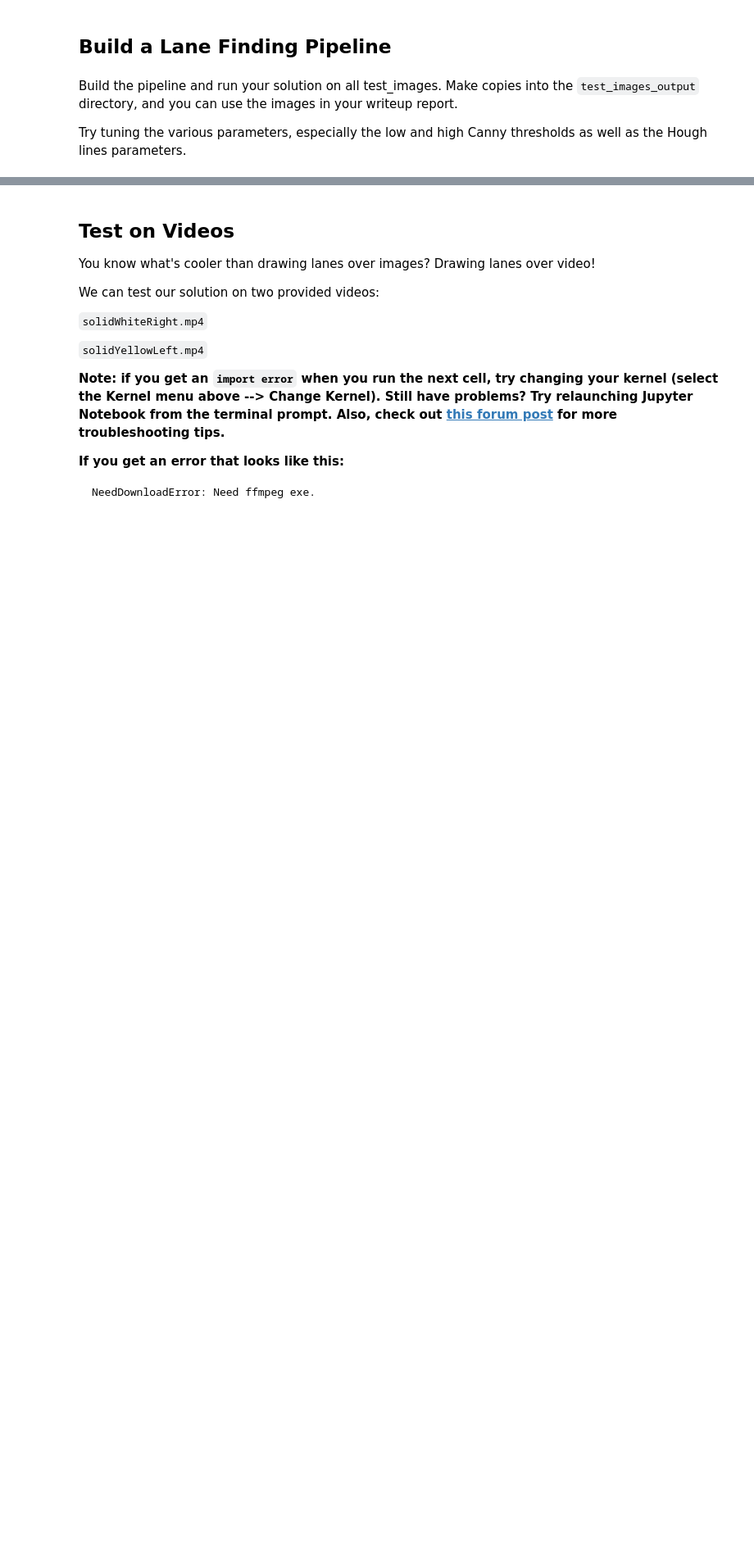
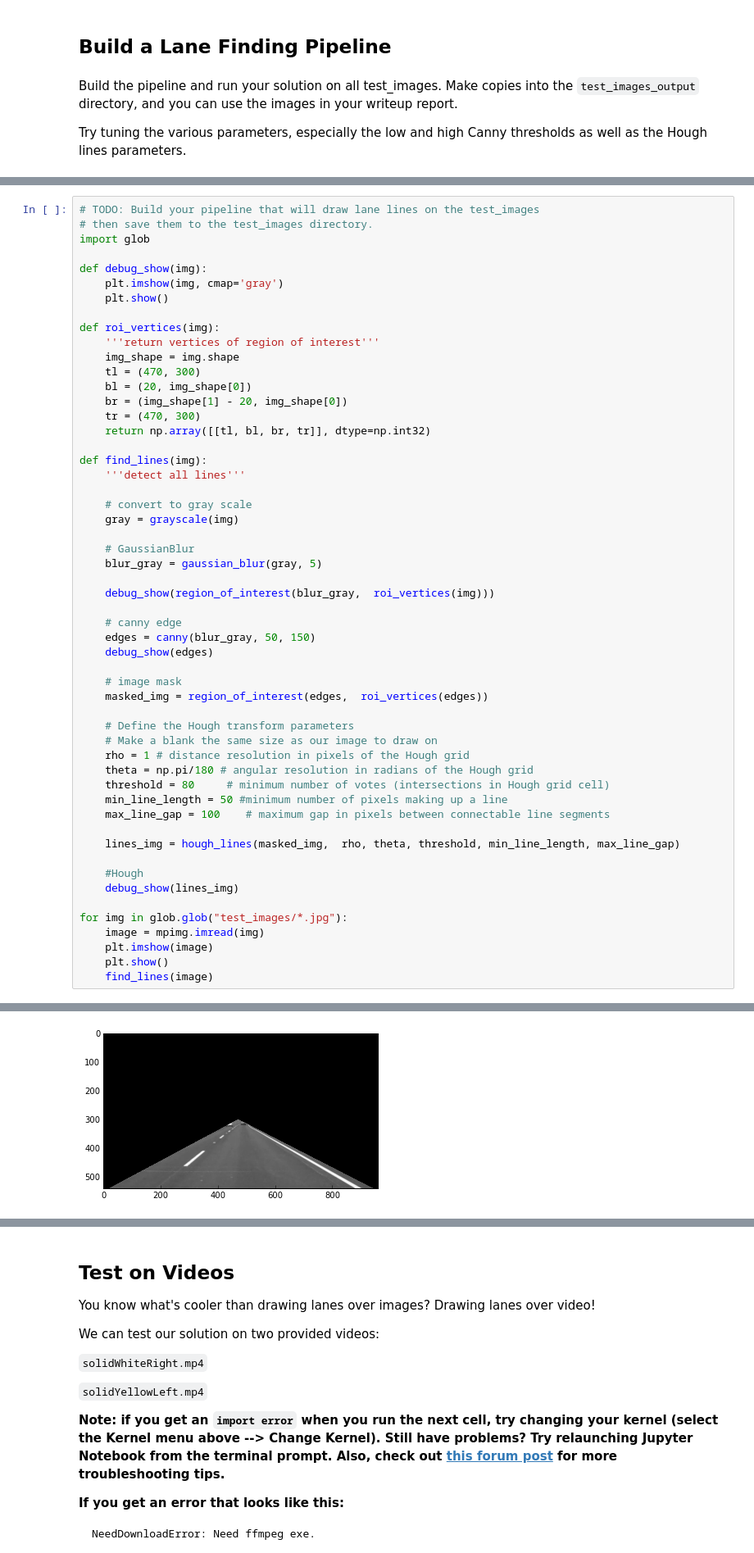
Before and after one commit to TakashiNakagawa/CarND-LaneLines-P1, a Jupyter notebook: P1.ipynb, the cells around one changed output, grey strips where cells are left out. Shown at 82% size. Drawn from its saved outputs; the diff is of its cells as text; blank space fills up the shorter version.

```diff
--- a/P1.ipynb
+++ b/P1.ipynb
@@ -238,0 +195,55 @@ for img in glob.glob("test_images/*.jpg"):
+# %%
+# TODO: Build your pipeline that will draw lane lines on the test_images
+# then save them to the test_images directory.
+import glob
+
+def debug_show(img):
+    plt.imshow(img, cmap='gray')
+    plt.show()
+
+def roi_vertices(img):
+    '''return vertices of region of interest'''
+    img_shape = img.shape
+    tl = (470, 300)
+    bl = (20, img_shape[0])
+    br = (img_shape[1] - 20, img_shape[0])
+    tr = (470, 300)
+    return np.array([[tl, bl, br, tr]], dtype=np.int32)
+
+def find_lines(img):
+    '''detect all lines'''
+
+    # convert to gray scale
+    gray = grayscale(img)
+
+    # GaussianBlur
+    blur_gray = gaussian_blur(gray, 5)
+
+    debug_show(region_of_interest(blur_gray,  roi_vertices(img)))
+
+    # canny edge
+    edges = canny(blur_gray, 50, 150)
+    debug_show(edges)
+
+    # image mask
+    masked_img = region_of_interest(edges,  roi_vertices(edges))
+
+    # Define the Hough transform parameters
+    # Make a blank the same size as our image to draw on
+    rho = 1 # distance resolution in pixels of the Hough grid
+    theta = np.pi/180 # angular resolution in radians of the Hough grid
+    threshold = 80     # minimum number of votes (intersections in Hough grid cell)
+    min_line_length = 50 #minimum number of pixels making up a line
+    max_line_gap = 100    # maximum gap in pixels between connectable line segments
+
+    lines_img = hough_lines(masked_img,  rho, theta, threshold, min_line_length, max_line_gap)
+
+    #Hough
+    debug_show(lines_img)
+
+for img in glob.glob("test_images/*.jpg"):
+    image = mpimg.imread(img)
+    plt.imshow(image)
+    plt.show()
+    find_lines(image)
+# %% [output]
@@ -238,0 +251 @@ for img in glob.glob("test_images/*.jpg"):
+[figure, added]
```
Also changed, not shown: parts of 2 cells of this notebook.
